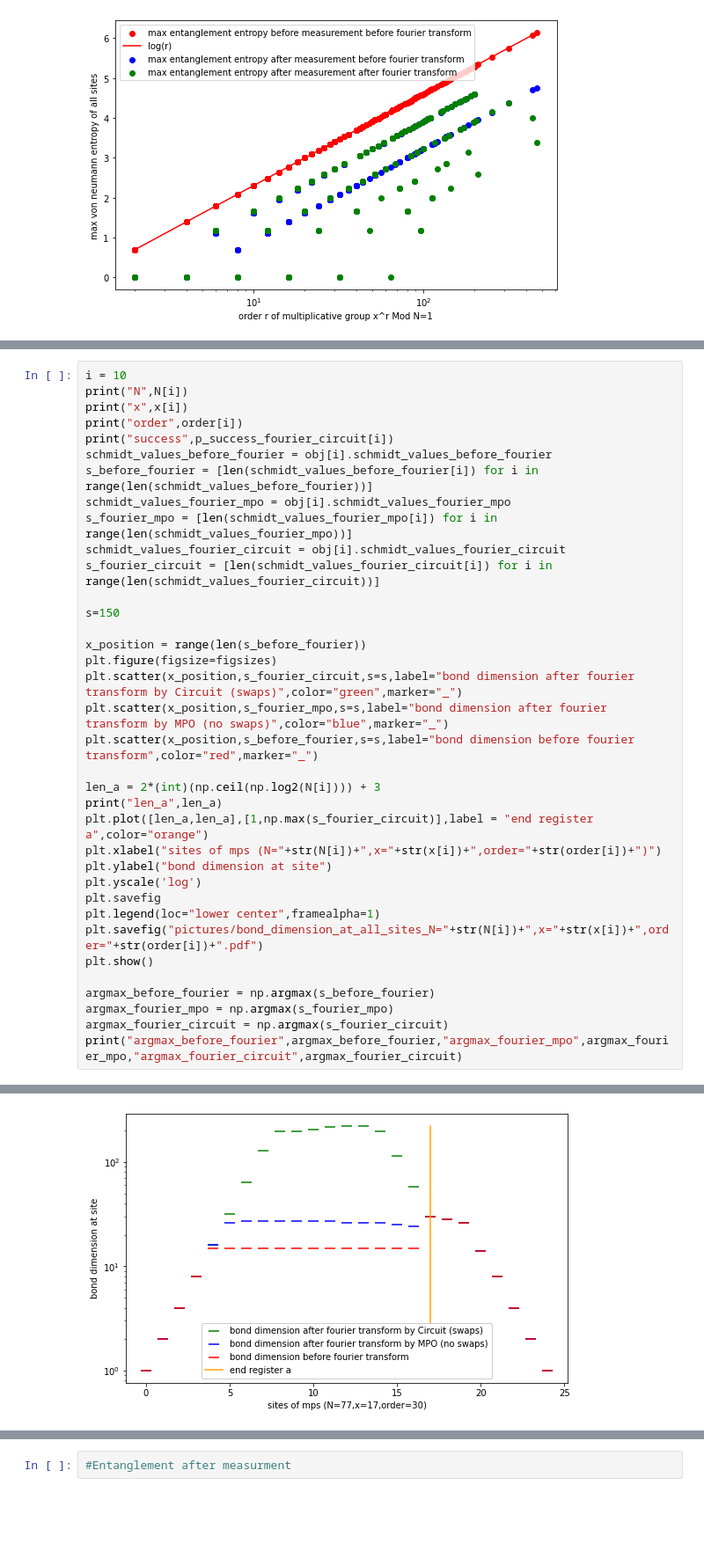
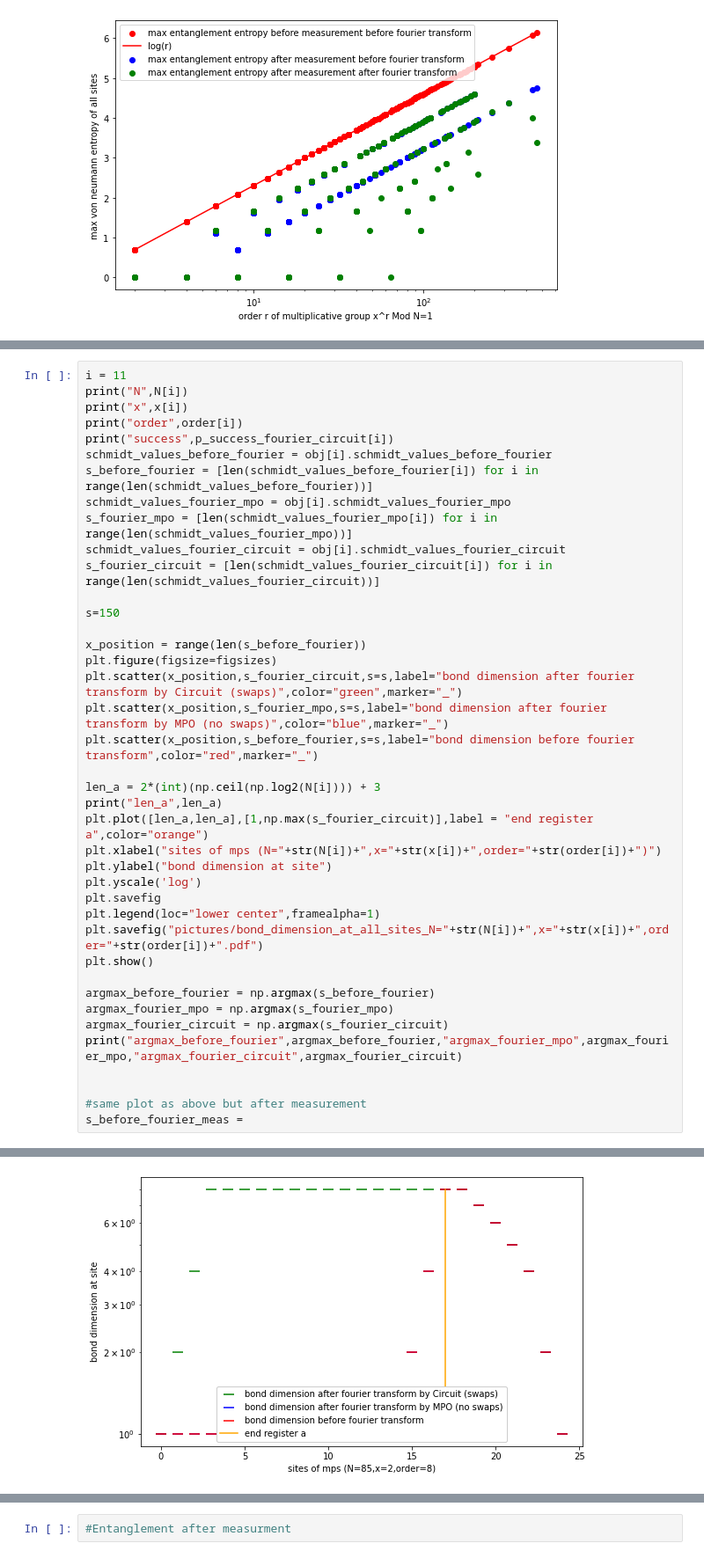
Before and after one commit to XKainz/shor-mps, a Jupyter notebook: analysing_entanglement_3_(all).ipynb, the cells around one changed output, grey strips where cells are left out. Shown: that part at 88% size. Cells and saved outputs as stored; diff of their text form; blank space fills up the shorter version.

```diff
--- a/analysing_entanglement_3_(all).ipynb
+++ b/analysing_entanglement_3_(all).ipynb
@@ -310,5 +276,5 @@ AttributeError: 'analysing_entanglement_obj' object has no attribute 'schmidt_va
 # %%
-i = 10
+i = 11
 print("N",N[i])
 print("x",x[i])
 print("order",order[i])
@@ -343,4 +309,8 @@ argmax_before_fourier = np.argmax(s_before_fourier)
 argmax_fourier_mpo = np.argmax(s_fourier_mpo)
 argmax_fourier_circuit = np.argmax(s_fourier_circuit)
 print("argmax_before_fourier",argmax_before_fourier,"argmax_fourier_mpo",argmax_fourier_mpo,"argmax_fourier_circuit",argmax_fourier_circuit)
+
+
+#same plot as above but after measurement
+s_before_fourier_meas =
 # %% [output]
@@ -351,2 +321,2 @@ success 0.198
 len_a 17
-[figure, old version]
+[figure, new version]
```
Also changed, not shown: parts of 19 cells of this notebook, 5 other files.
